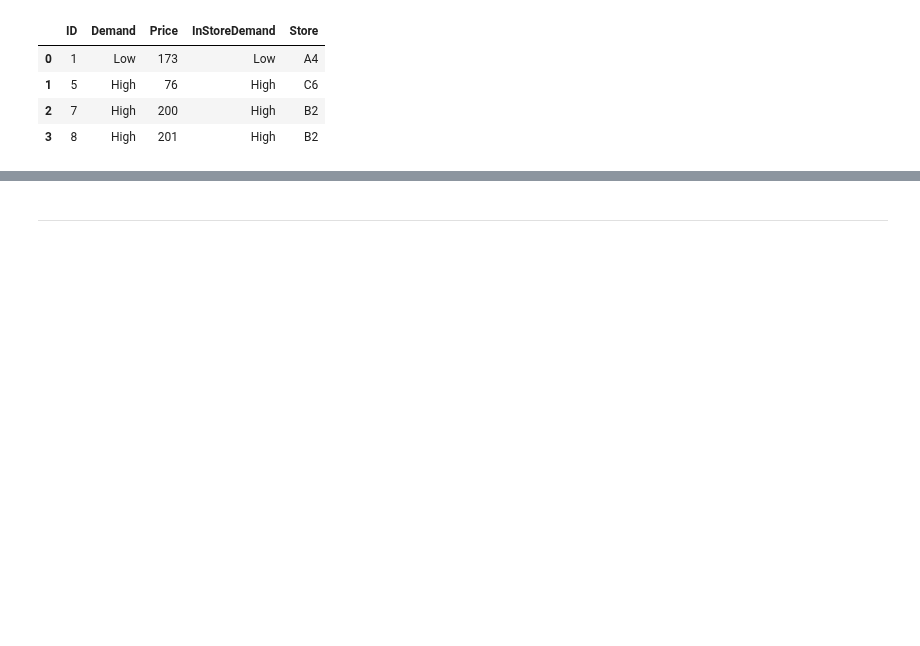
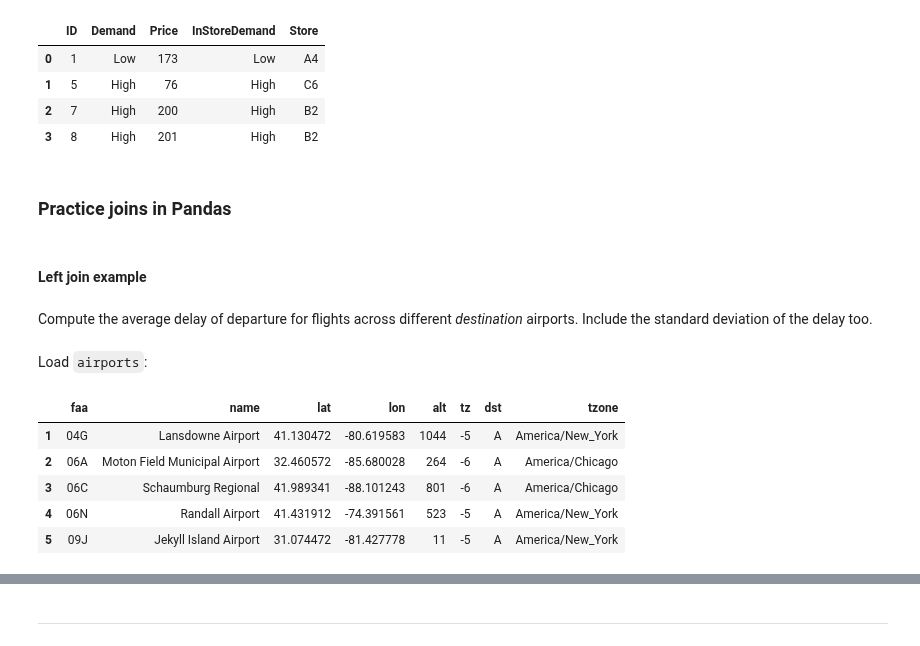
Before and after one commit to datakolektiv/dss03python2023, a Jupyter notebook: session07/dss03_py_session07.ipynb, the cells around one changed output, grey strips where cells are left out. Cells and saved outputs as stored; diff of their text form; code cells hidden in the pictures; blank space fills up the shorter version.

```diff
--- a/session07/dss03_py_session07.ipynb
+++ b/session07/dss03_py_session07.ipynb
@@ -549,3 +549,21 @@ df_result
 | 1 | 5 | High | 76 | High | C6 |
 | 2 | 7 | High | 200 | High | B2 |
 | 3 | 8 | High | 201 | High | B2 |
+# %% [markdown]
+### Practice joins in Pandas
+# %% [markdown]
+#### Left join example
+# %% [markdown]
+Compute the average delay of departure for flights across different *destination* airports. Include the standard deviation of the delay too.
+# %% [markdown]
+Load `airports`:
+# %%
+airports = pd.read_csv(os.path.join(data_dir, 'airports.csv'), index_col=0)
+airports.head()
+# %% [output]
+|  | faa | name | lat | lon | alt | tz | dst | tzone |
+| 1 | 04G | Lansdowne Airport | 41.130472 | -80.619583 | 1044 | -5 | A | America/New_York |
+| 2 | 06A | Moton Field Municipal Airport | 32.460572 | -85.680028 | 264 | -6 | A | America/Chicago |
+| 3 | 06C | Schaumburg Regional | 41.989341 | -88.101243 | 801 | -6 | A | America/Chicago |
+| 4 | 06N | Randall Airport | 41.431912 | -74.391561 | 523 | -5 | A | America/New_York |
+| 5 | 09J | Jekyll Island Airport | 31.074472 | -81.427778 | 11 | -5 | A | America/New_York |
```
Also changed, not shown: parts of 23 cells of this notebook, 1 other file.
